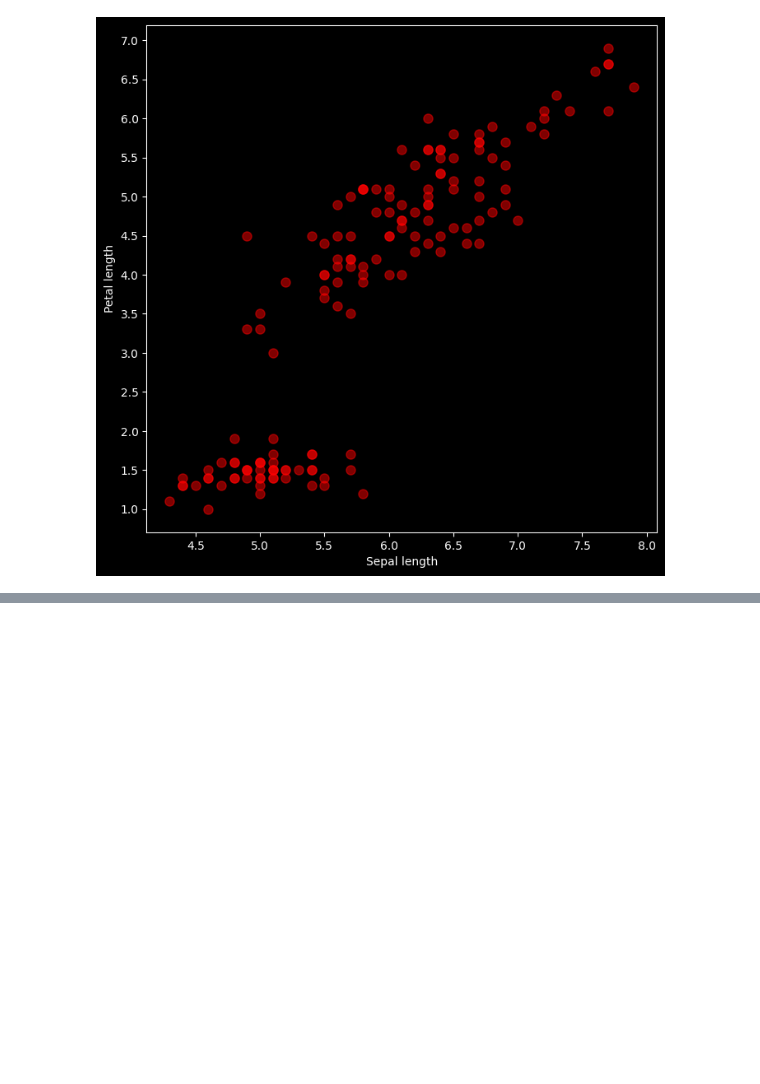
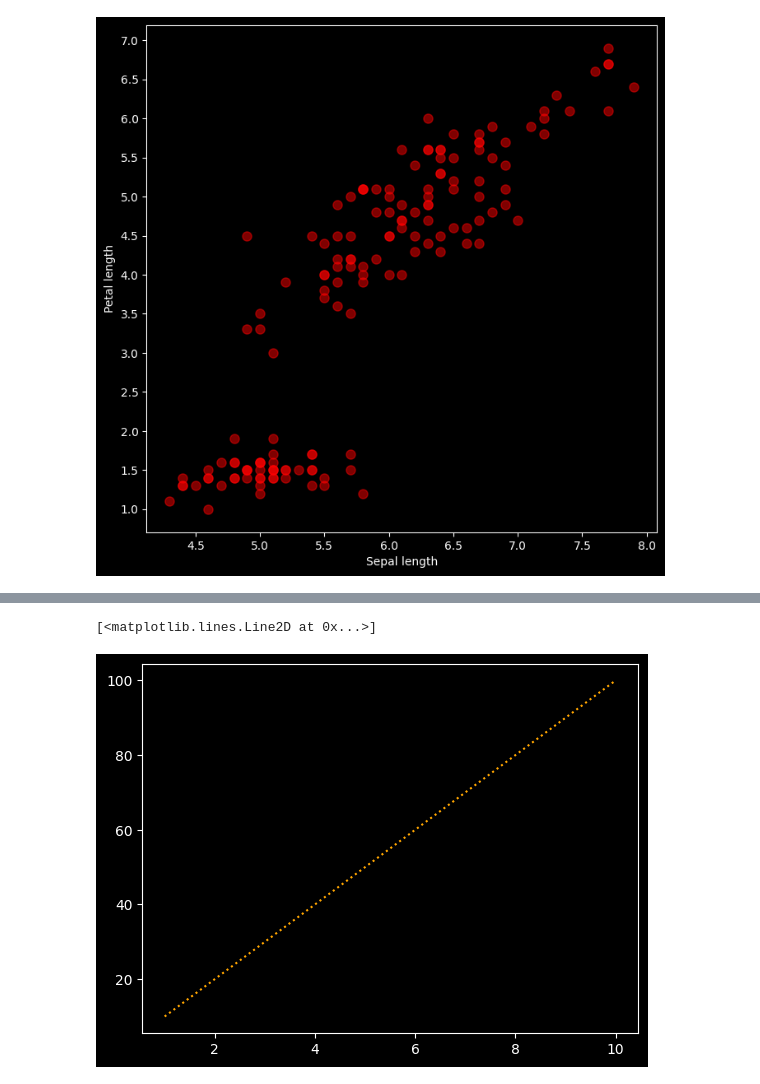
Before and after one commit to Ritika-K7/Data-Analysis-Visualisation, a Jupyter notebook: Matplotlib.ipynb, the cells around one changed output, grey strips where cells are left out. Saved outputs shown, nothing was run; the diff lists cells and outputs as text; code cells hidden in the pictures; blank space fills up the shorter version.

```diff
--- a/Matplotlib.ipynb
+++ b/Matplotlib.ipynb
@@ -142,0 +171,5 @@ plt.show()
+# %%
+plt.plot(rollno,marks,linestyle=':',color='orange')
+# %% [output]
+[<matplotlib.lines.Line2D at 0x...>]
+[figure, added]
```
Also changed, not shown: parts of 14 cells of this notebook.
